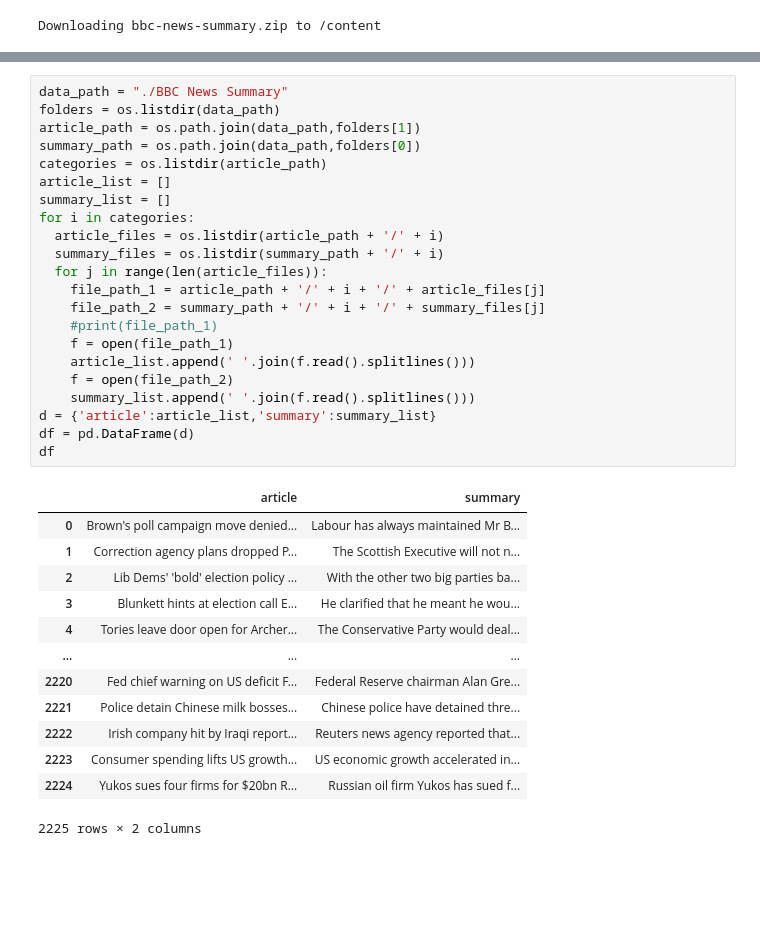
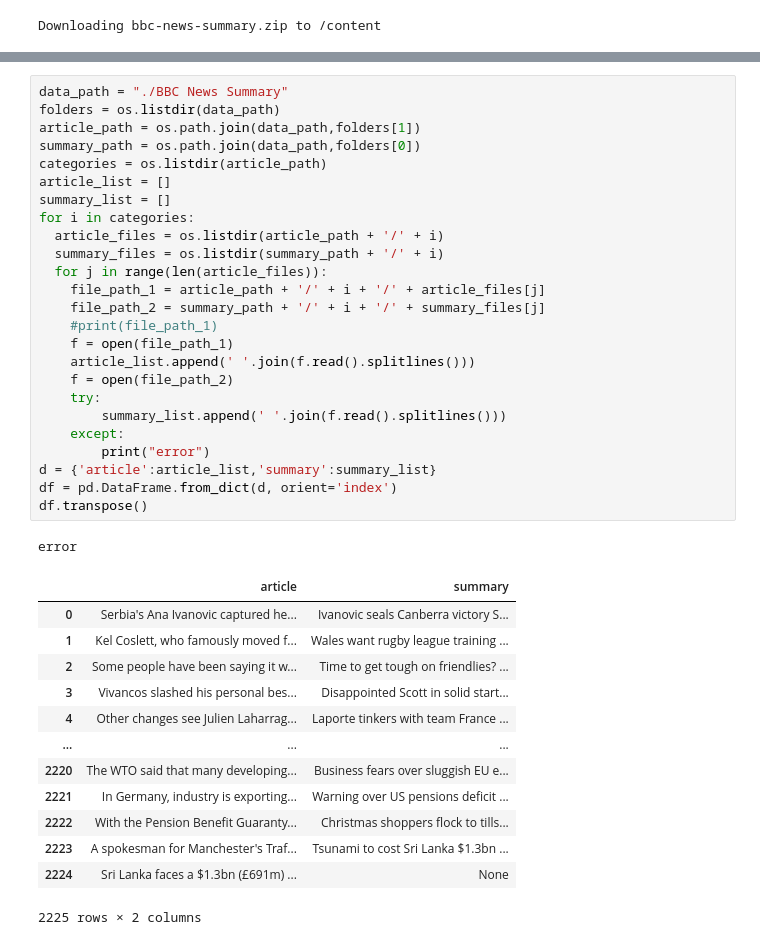
Before and after one commit to yashaswi2000/Text_summarisation, a Jupyter notebook: Ml_project.ipynb, the cells around one changed output, grey strips where cells are left out. Drawn from its saved outputs; the diff is of its cells as text; blank space fills up the shorter version.

```diff
--- a/Ml_project.ipynb
+++ b/Ml_project.ipynb
@@ -47,36 +47,40 @@ Streaming output truncated to the last 5000 lines.
 # %%
 data_path = "./BBC News Summary"
 folders = os.listdir(data_path)
 article_path = os.path.join(data_path,folders[1])
 summary_path = os.path.join(data_path,folders[0])
 categories = os.listdir(article_path)
 article_list = []
 summary_list = []
 for i in categories:
   article_files = os.listdir(article_path + '/' + i)
   summary_files = os.listdir(summary_path + '/' + i)
   for j in range(len(article_files)):
     file_path_1 = article_path + '/' + i + '/' + article_files[j]
     file_path_2 = summary_path + '/' + i + '/' + summary_files[j]
     #print(file_path_1)
     f = open(file_path_1)
     article_list.append(' '.join(f.read().splitlines()))
     f = open(file_path_2)
-    summary_list.append(' '.join(f.read().splitlines()))
+    try:
+        summary_list.append(' '.join(f.read().splitlines()))
+    except:
+        print("error")
 d = {'article':article_list,'summary':summary_list}
-df = pd.DataFrame(d)
-df
+df = pd.DataFrame.from_dict(d, orient='index')
+df.transpose()
 # %% [output]
+error
 |  | article | summary |
-| 0 | Brown's poll campaign move denied... | Labour has always maintained Mr B... |
-| 1 | Correction agency plans dropped P... | The Scottish Executive will not n... |
-| 2 | Lib Dems' 'bold' election policy ... | With the other two big parties ba... |
-| 3 | Blunkett hints at election call E... | He clarified that he meant he wou... |
-| 4 | Tories leave door open for Archer... | The Conservative Party would deal... |
+| 0 | Serbia's Ana Ivanovic captured he... | Ivanovic seals Canberra victory S... |
+| 1 | Kel Coslett, who famously moved f... | Wales want rugby league training ... |
+| 2 | Some people have been saying it w... | Time to get tough on friendlies? ... |
+| 3 | Vivancos slashed his personal bes... | Disappointed Scott in solid start... |
+| 4 | Other changes see Julien Laharrag... | Laporte tinkers with team France ... |
 | ... | ... | ... |
-| 2220 | Fed chief warning on US deficit F... | Federal Reserve chairman Alan Gre... |
-| 2221 | Police detain Chinese milk bosses... | Chinese police have detained thre... |
-| 2222 | Irish company hit by Iraqi report... | Reuters news agency reported that... |
-| 2223 | Consumer spending lifts US growth... | US economic growth accelerated in... |
-| 2224 | Yukos sues four firms for $20bn R... | Russian oil firm Yukos has sued f... |
+| 2220 | The WTO said that many developing... | Business fears over sluggish EU e... |
+| 2221 | In Germany, industry is exporting... | Warning over US pensions deficit ... |
+| 2222 | With the Pension Benefit Guaranty... | Christmas shoppers flock to tills... |
+| 2223 | A spokesman for Manchester's Traf... | Tsunami to cost Sri Lanka $1.3bn ... |
+| 2224 | Sri Lanka faces a $1.3bn (£691m) ... | None |
-2225 rows × 2 columns
+2225 rows × 2 columns
```
